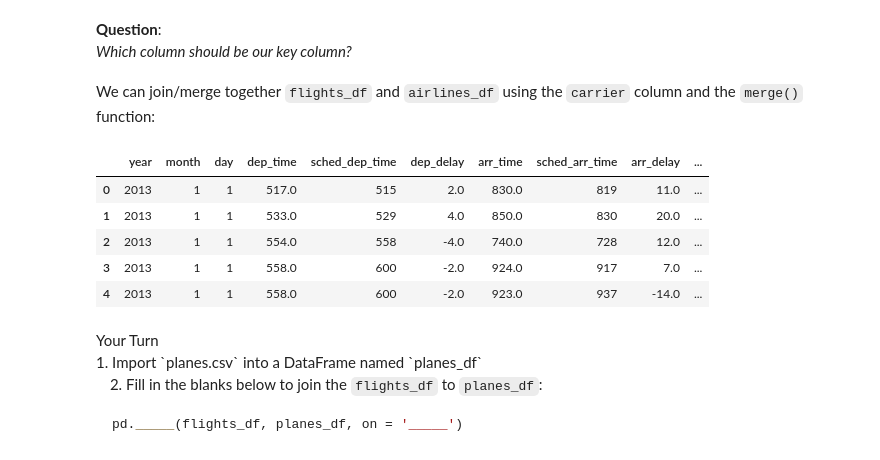
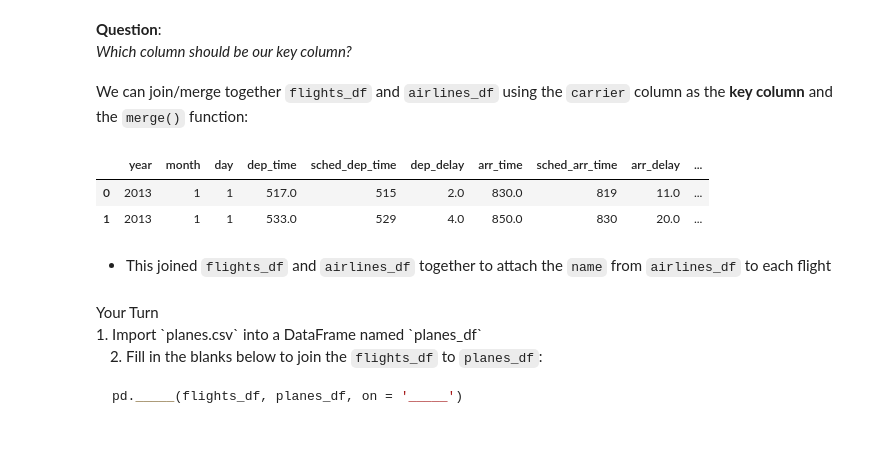
Before and after one commit to uc-python/intro-python-datasci, a Jupyter notebook: notebooks/joining_data.ipynb, the cells around one changed output. Saved outputs shown, nothing was run; the diff lists cells and outputs as text; code cells hidden in the pictures.

```diff
--- a/notebooks/joining_data.ipynb
+++ b/notebooks/joining_data.ipynb
@@ -150,16 +152,15 @@ Index(['carrier', 'name'], dtype='object')
     <strong>Question</strong>:<br><em>Which column should be our key column?</em>
 </font>
 # %% [markdown]
-We can join/merge together `flights_df` and `airlines_df` using the `carrier` column and the `merge()` function:
+We can join/merge together `flights_df` and `airlines_df` using the `carrier` column as the **key column** and the `merge()` function:
 # %%
-pd.merge(flights_df, airlines_df, on = 'carrier').head()
+pd.merge(flights_df, airlines_df, on = 'carrier').head(2)
 # %% [output]
 |  | year | month | day | dep_time | sched_dep_time | dep_delay | arr_time | sched_arr_time | arr_delay | ... |
 | 0 | 2013 | 1 | 1 | 517.0 | 515 | 2.0 | 830.0 | 819 | 11.0 | ... |
 | 1 | 2013 | 1 | 1 | 533.0 | 529 | 4.0 | 850.0 | 830 | 20.0 | ... |
-| 2 | 2013 | 1 | 1 | 554.0 | 558 | -4.0 | 740.0 | 728 | 12.0 | ... |
-| 3 | 2013 | 1 | 1 | 558.0 | 600 | -2.0 | 924.0 | 917 | 7.0 | ... |
-| 4 | 2013 | 1 | 1 | 558.0 | 600 | -2.0 | 923.0 | 937 | -14.0 | ... |
+# %% [markdown]
+* This joined `flights_df` and `airlines_df` together to attach the `name` from `airlines_df` to each flight
 # %% [markdown]
 <font class="your_turn">
     Your Turn
```
Also changed, not shown: parts of 8 cells of this notebook, 8 other files.
